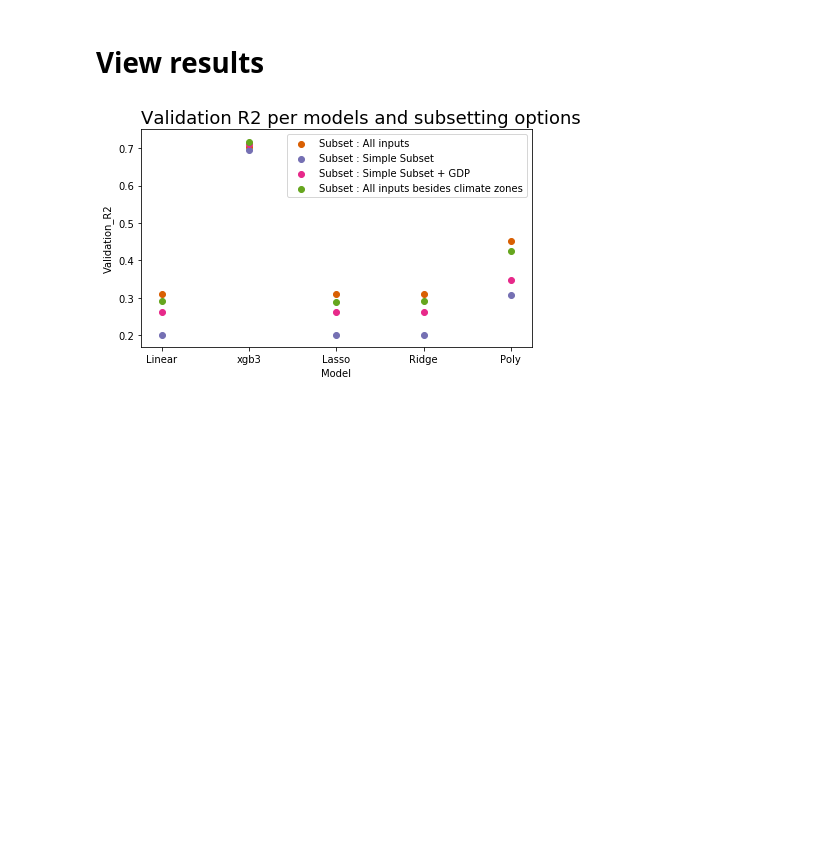
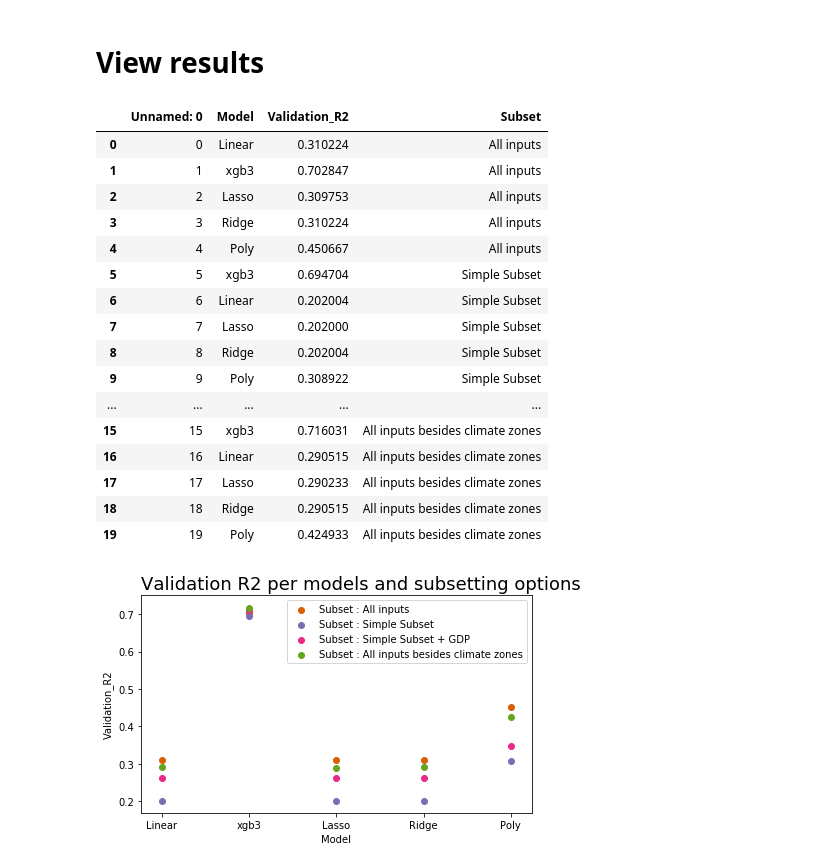
Before and after one commit to jandrewjohnson/ipbes_invest_crop_yield, a Jupyter notebook: nb2_Fit&Save_Models.ipynb, the cells around one changed output. Cells and saved outputs as stored; diff of their text form; code cells hidden in the pictures; blank space fills up the shorter version.

```diff
--- a/nb2_Fit&Save_Models.ipynb
+++ b/nb2_Fit&Save_Models.ipynb
@@ -629,6 +629,25 @@ table_final.to_csv('../ipbes_invest_crop_yield_project/output/R2_Validation/Full
 # View results
 # %%
 table_final = pd.read_csv('../ipbes_invest_crop_yield_project/output/R2_Validation/Full_final_table_R2_validation.csv')
+table_final
+# %% [output]
+|  | Unnamed: 0 | Model | Validation_R2 | Subset |
+| 0 | 0 | Linear | 0.310224 | All inputs |
+| 1 | 1 | xgb3 | 0.702847 | All inputs |
+| 2 | 2 | Lasso | 0.309753 | All inputs |
+| 3 | 3 | Ridge | 0.310224 | All inputs |
+| 4 | 4 | Poly | 0.450667 | All inputs |
+| 5 | 5 | xgb3 | 0.694704 | Simple Subset |
+| 6 | 6 | Linear | 0.202004 | Simple Subset |
+| 7 | 7 | Lasso | 0.202000 | Simple Subset |
+| 8 | 8 | Ridge | 0.202004 | Simple Subset |
+| 9 | 9 | Poly | 0.308922 | Simple Subset |
+| ... | ... | ... | ... | ... |
+| 15 | 15 | xgb3 | 0.716031 | All inputs besides climate zones |
+| 16 | 16 | Linear | 0.290515 | All inputs besides climate zones |
+| 17 | 17 | Lasso | 0.290233 | All inputs besides climate zones |
+| 18 | 18 | Ridge | 0.290515 | All inputs besides climate zones |
+| 19 | 19 | Poly | 0.424933 | All inputs besides climate zones |
 # %%
 plot_R2_2params('Model', 'Subset', table_final,scatter=True,
                     ylim=None,title='Validation R2 per models and subsetting options',
```
Also changed, not shown: 1 other file.
